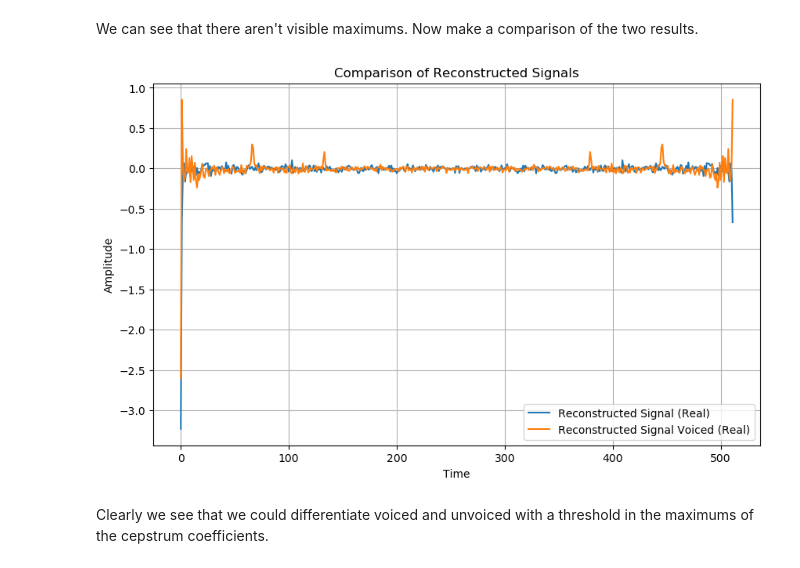
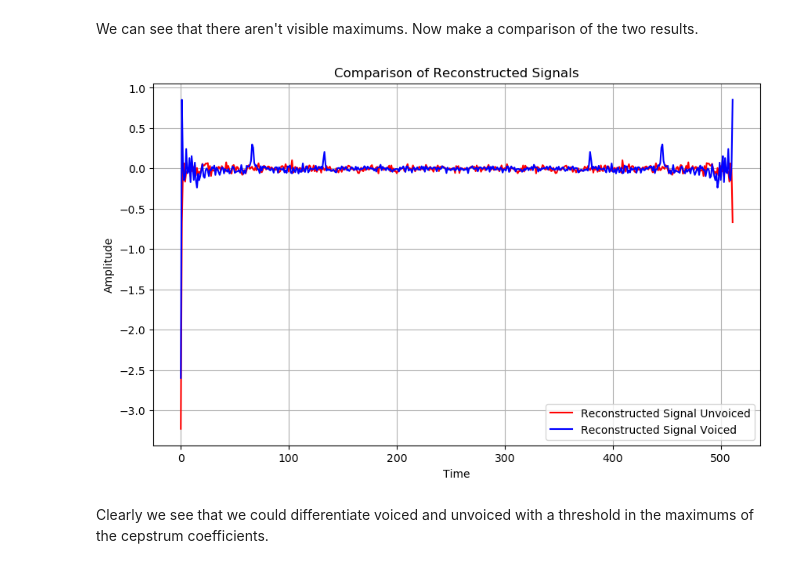
Before and after one commit to GilJimenezCanellas/P3, a Jupyter notebook: src/vis/vis_unvoiced.ipynb, the cells around one changed output. Drawn from its saved outputs; the diff is of its cells as text; code cells hidden in the pictures.

```diff
--- a/src/vis/vis_unvoiced.ipynb
+++ b/src/vis/vis_unvoiced.ipynb
@@ -135,15 +135,15 @@ with open(file_path, 'r') as file:
 reconstructed_signal_voiced = np.array(reconstructed_signal_voiced)
 # %%
 plt.figure(figsize=(10, 6))
-plt.plot(reconstructed_signal.real, label='Reconstructed Signal')
-plt.plot(reconstructed_signal_voiced.real, label='Reconstructed Signal Voiced')
+plt.plot(reconstructed_signal.real, color='r', label='Reconstructed Signal Unvoiced')
+plt.plot(reconstructed_signal_voiced.real, color='b', label='Reconstructed Signal Voiced')
 plt.xlabel('Time')
 plt.ylabel('Amplitude')
 plt.title('Comparison of Reconstructed Signals')
 plt.legend()
 plt.grid(True)
 plt.show()
 # %% [output]
-[figure, old version]
+[figure, new version]
 # %% [markdown]
 Clearly we see that we could differentiate voiced and unvoiced with a threshold in the maximums of the cepstrum coefficients.
```
Also changed, not shown: 3 other files.
